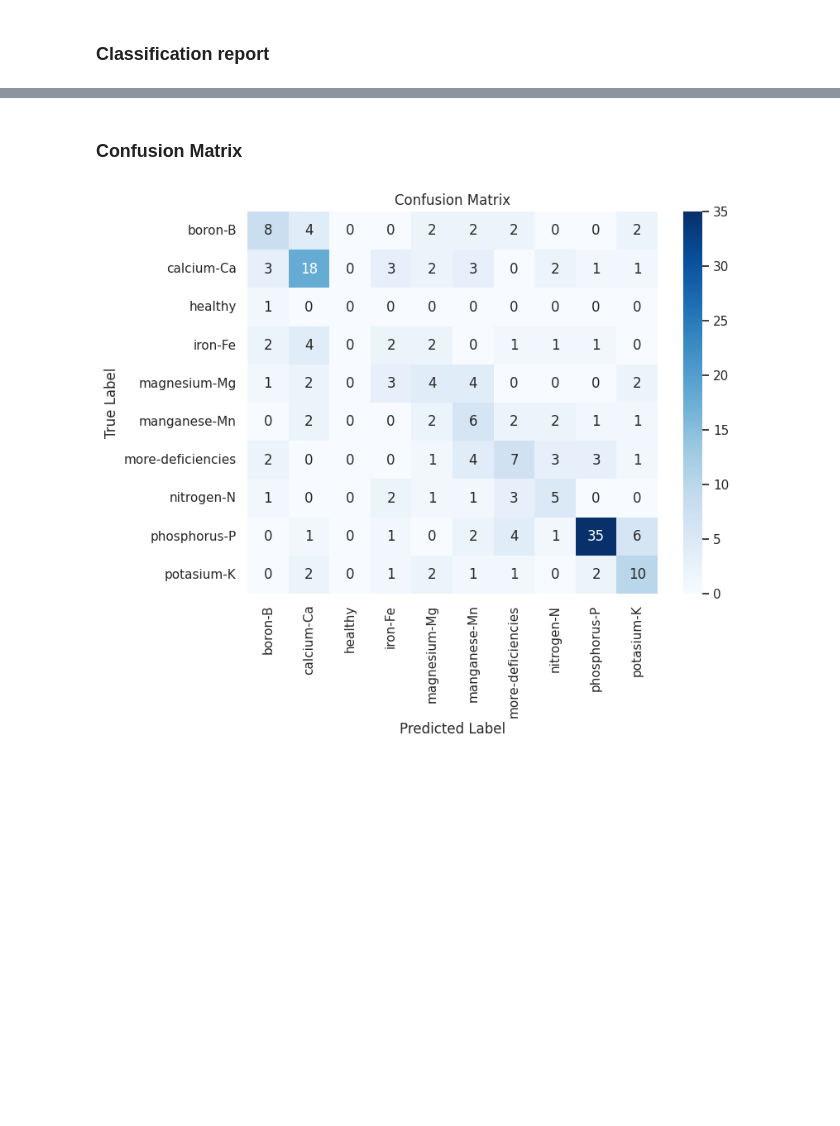
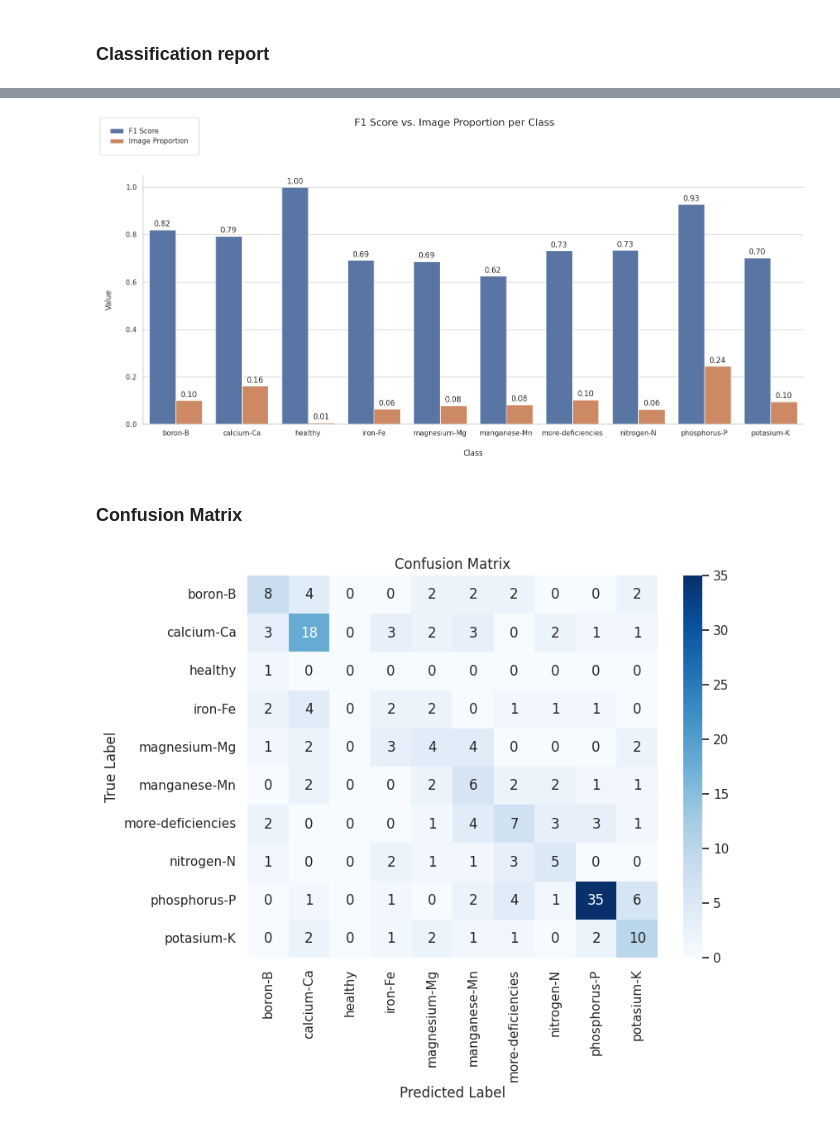
Before and after one commit to encars28/CoLeaf-CNN, a Jupyter notebook: main.ipynb, the cells around one changed output, grey strips where cells are left out. Cells and saved outputs as stored; diff of their text form; code cells hidden in the pictures; blank space fills up the shorter version.

```diff
--- a/main.ipynb
+++ b/main.ipynb
@@ -57,6 +57,7 @@ torch.save(dataset, os.path.join(OUTPUT_PATH, "dataset.pt"))
 dataset = torch.load(os.path.join(OUTPUT_PATH, "datasets/dataset.pt"), weights_only=False)
 # %%
 classes = dataset.classes
+class_labels = dataset.labels
 print(classes)
 # %% [output]
 ['boron-B', 'calcium-Ca', 'healthy', 'iron-Fe', 'magnesium-Mg', 'manganese-Mn', 'more-deficiencies', 'nitrogen-N', 'phosphorus-P', 'potasium-K']
@@ -308,3 +270,46 @@ plt.show()
+# %%
+df_f1 = df_metrics.loc[df_metrics['class'] != 'average', ['class', 'f1']].copy()
+
+total_images = len(class_labels)
+image_counts = [class_labels.count(i) for i in range(len(classes))]
+image_proportions = [count / total_images for count in image_counts]
+
+df_plot_data = pd.DataFrame({
+    'Class': classes,
+    'F1 Score': df_f1['f1'].values,
+    'Image Proportion': image_proportions
+})
+
+df_melted = pd.melt(
+    df_plot_data,
+    id_vars=['Class'],
+    value_vars=['F1 Score', 'Image Proportion'],
+    var_name='Metric',
+    value_name='Value'
+)
+# --- 3. Create the grouped bar plot using catplot ---
+g = sns.catplot(
+    data=df_melted,
+    kind="bar",
+    x="Class",
+    y="Value",
+    hue="Metric",
+    height=7,
+    aspect=2
+)
+
+g.figure.suptitle('F1 Score vs. Image Proportion per Class', fontsize=16, y=1.1)
+
+sns.move_legend(g, "upper left", borderpad=1.5, title=None, frameon=True)
+sns.set_theme(style="whitegrid")
+
+plt.xlabel('Class', labelpad=20)
+plt.ylabel('Value', labelpad=20)
+plt.tight_layout()
+plt.savefig(os.path.join(OUTPUT_PATH, f"graphs/f1_vs_proportion_{MODEL_VERSION}.png"))
+plt.show()
+# %% [output]
+[figure, added]
 # %% [markdown]
 ### Confusion Matrix
 # %%
```
Also changed, not shown: parts of 5 cells of this notebook, 5 other files.
